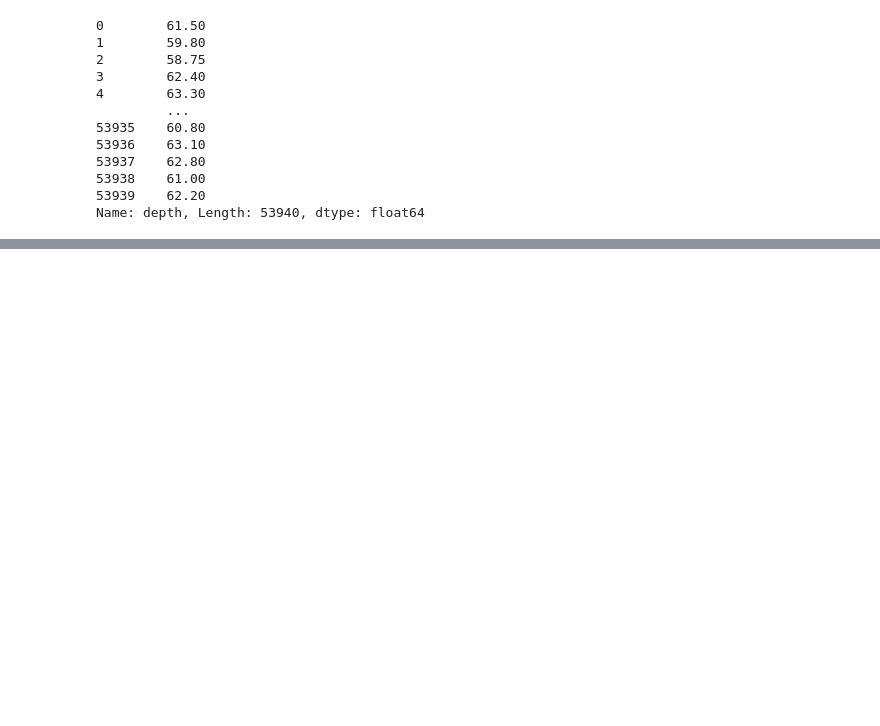
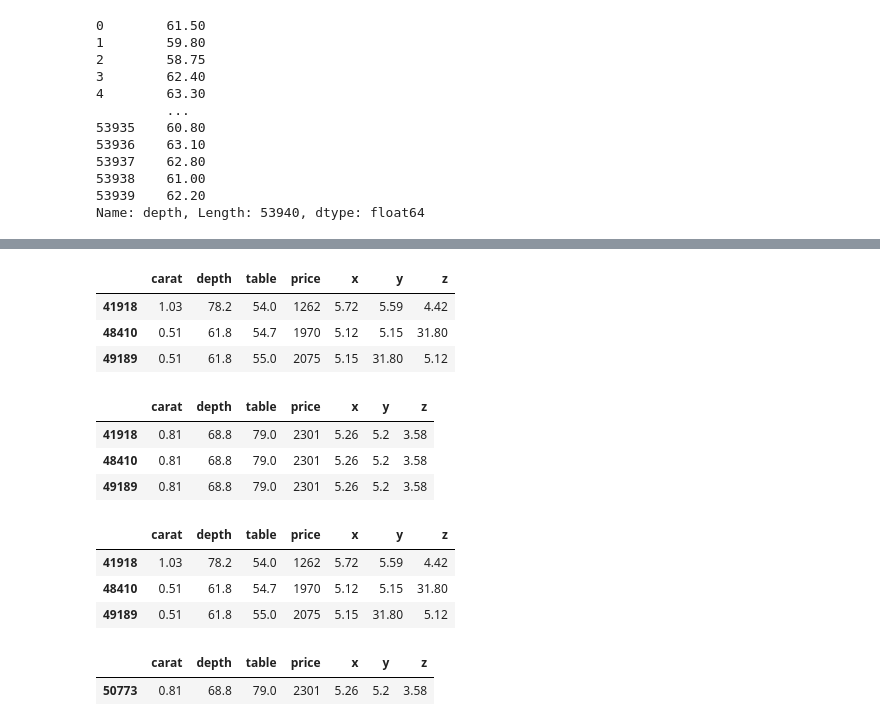
Before and after one commit to Burak-Akca/Data-Science, a Jupyter notebook: dataPreprocessing.ipynb, the cells around one changed output, grey strips where cells are left out. Drawn from its saved outputs; the diff is of its cells as text; code cells hidden in the pictures; blank space fills up the shorter version.

```diff
--- a/dataPreprocessing.ipynb
+++ b/dataPreprocessing.ipynb
@@ -256,0 +283,4 @@ Name: depth, Length: 53940, dtype: float64
+# %%
+clf=LocalOutlierFactor(n_neighbors=20,contamination=0.1)
+# %%
+clf.fit_predict(df)
@@ -256,0 +289,2 @@ Name: depth, Length: 53940, dtype: float64
+# %%
+df_scores=clf.negative_outlier_factor_
@@ -256,0 +296,3 @@ Name: depth, Length: 53940, dtype: float64
+# %%
+esik_deger=np.sort(df_scores)[3]
+esik_deger
@@ -256,0 +317,7 @@ Name: depth, Length: 53940, dtype: float64
+# %%
+df[(df_scores<esik_deger)]  #aykırı değerler
+# %% [output]
+|  | carat | depth | table | price | x | y | z |
+| 41918 | 1.03 | 78.2 | 54.0 | 1262 | 5.72 | 5.59 | 4.42 |
+| 48410 | 0.51 | 61.8 | 54.7 | 1970 | 5.12 | 5.15 | 31.80 |
+| 49189 | 0.51 | 61.8 | 55.0 | 2075 | 5.15 | 31.80 | 5.12 |
@@ -256,0 +333,19 @@ Name: depth, Length: 53940, dtype: float64
+# %%
+df[esik_deger>df_scores]
+# %% [output]
+|  | carat | depth | table | price | x | y | z |
+| 41918 | 0.81 | 68.8 | 79.0 | 2301 | 5.26 | 5.2 | 3.58 |
+| 48410 | 0.81 | 68.8 | 79.0 | 2301 | 5.26 | 5.2 | 3.58 |
+| 49189 | 0.81 | 68.8 | 79.0 | 2301 | 5.26 | 5.2 | 3.58 |
+# %%
+df[esik_deger>df_scores]
+# %% [output]
+|  | carat | depth | table | price | x | y | z |
+| 41918 | 1.03 | 78.2 | 54.0 | 1262 | 5.72 | 5.59 | 4.42 |
+| 48410 | 0.51 | 61.8 | 54.7 | 1970 | 5.12 | 5.15 | 31.80 |
+| 49189 | 0.51 | 61.8 | 55.0 | 2075 | 5.15 | 31.80 | 5.12 |
+# %%
+baski_deger
+# %% [output]
+|  | carat | depth | table | price | x | y | z |
+| 50773 | 0.81 | 68.8 | 79.0 | 2301 | 5.26 | 5.2 | 3.58 |
```
Also changed, not shown: parts of 11 cells of this notebook, 5 other files.
